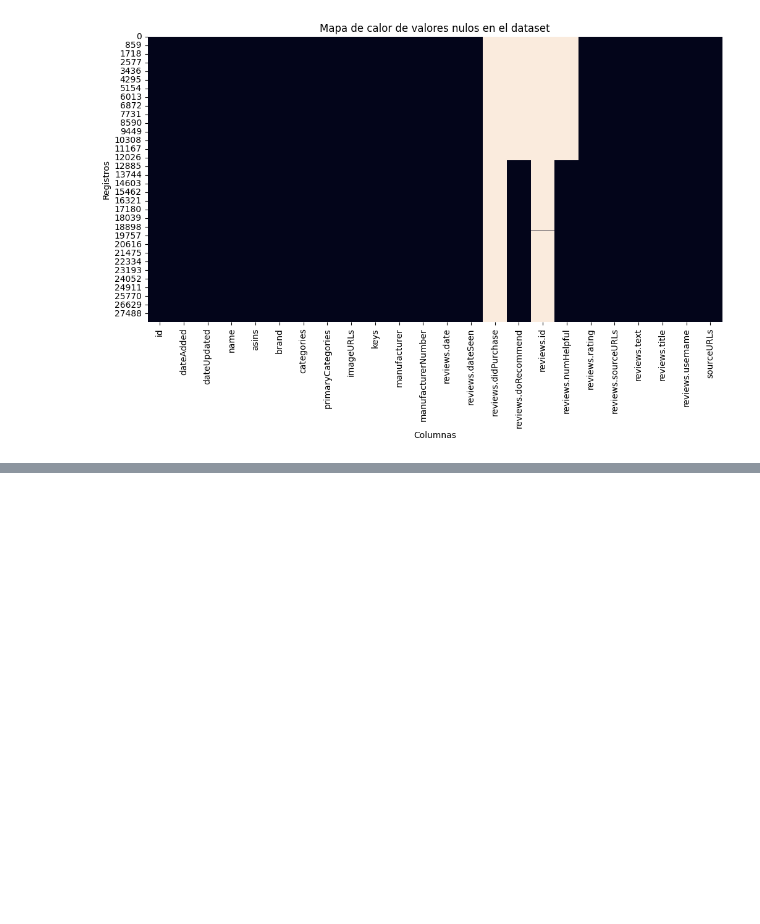
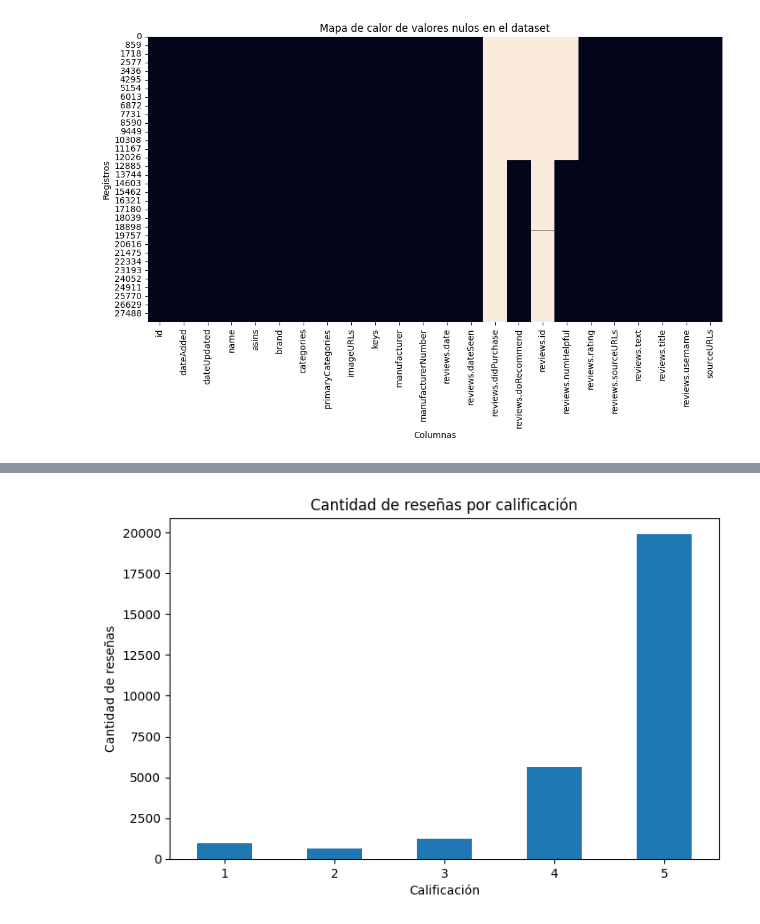
Before and after one commit to R3beAM/Proyecto-Final-Integracion, a Jupyter notebook: Parte_2_Proyecto_Final_Integracion.ipynb, the cells around one changed output, grey strips where cells are left out. Saved outputs shown, nothing was run; the diff lists cells and outputs as text; code cells hidden in the pictures; blank space fills up the shorter version.

```diff
--- a/Parte_2_Proyecto_Final_Integracion.ipynb
+++ b/Parte_2_Proyecto_Final_Integracion.ipynb
@@ -319,0 +459,14 @@ Resumen de valores nulos:
+# %%
+#Grafico de barras de calificaciones
+
+plt.figure(figsize=(8, 5))
+
+df["reviews.rating"].value_counts().sort_index().plot(kind="bar")
+3559
+plt.title("Cantidad de reseñas por calificación")
+plt.xlabel("Calificación")
+plt.ylabel("Cantidad de reseñas")
+plt.xticks(rotation=0)
+plt.show()
+# %% [output]
+[figure, added]
```
Also changed, not shown: parts of 14 cells of this notebook.
